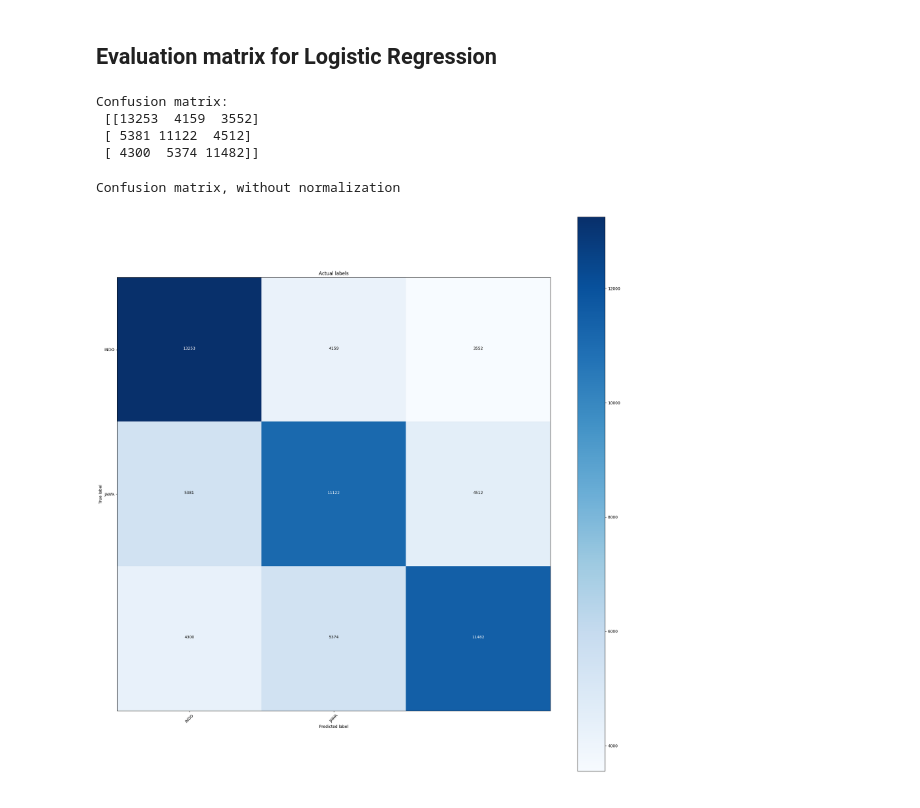
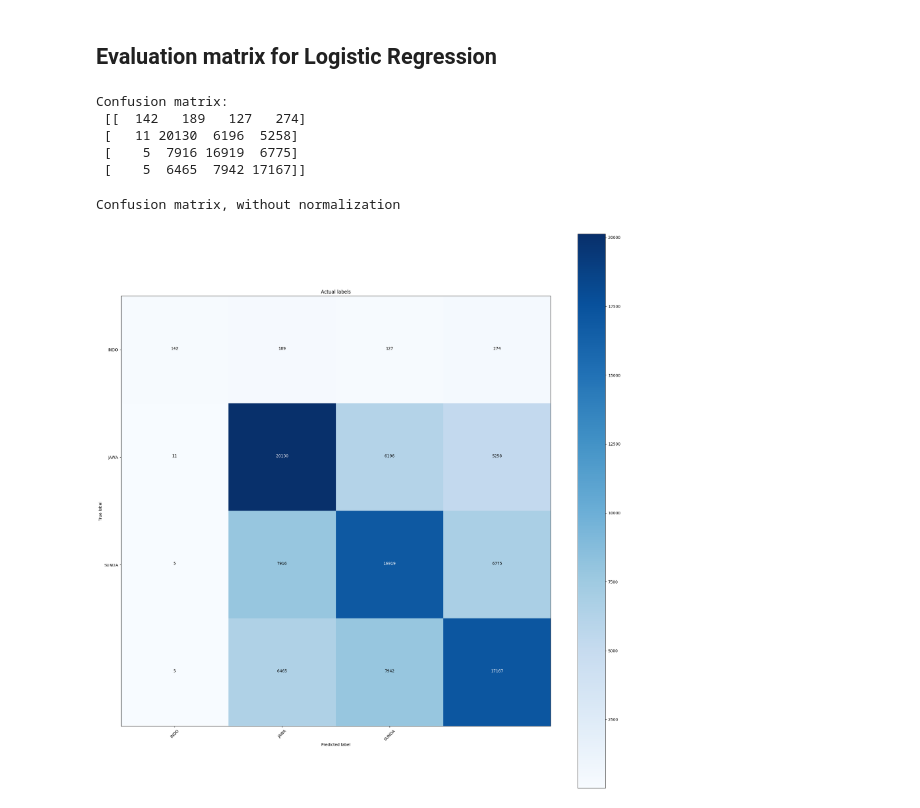
Before and after one commit to bimarakajati/Nusacular, a Jupyter notebook: Trainer.ipynb, the cells around one changed output. Saved outputs shown, nothing was run; the diff lists cells and outputs as text; code cells hidden in the pictures.

Commit message:
adding batak language, screenshot, and streamlit bug fix

```diff
--- a/Trainer.ipynb
+++ b/Trainer.ipynb
@@ -55,3 +55,8 @@ sundanese_df.head()
 | 2 | (kuring) rentan ka jantung |
 | 3 | (Persetujuan) masih aya dina kere... |
 | 4 | (sakumaha Durian) Bagikeun nunjuk... |
+# %%
+# Loading raw toba_batak data
+
+bataknese_df = pd.read_csv("datasets/toba_batak.csv", header=None, names=['bataknese'])
+bataknese_df.head()
@@ -111,12 +123,30 @@ for i, row in sundanese_df.iterrows():
         line = line.translate(translate_table)
         data_sunda.append(line)
         lang_sunda.append("sundanese")
+# %%
+# Cleaning the data for bataknese dataset
+
+data_batak = []
+lang_batak = []
+
+for i, row in bataknese_df.iterrows():
+    line = row['bataknese']
+
+    # Check if the value in the "bataknese" column is a string
+    if isinstance(line, str):
+        line = line.lower()
+        line = re.sub(r"\d+", "", line)
+        line = line.translate(translate_table)
+        data_batak.append(line)
+        lang_batak.append("bataknese")
 # %% [markdown]
 ### 4. Transforming the data into a single dataset
 # %%
 df = pd.DataFrame({
-    "Text" : data_indo+data_jawa+data_sunda,
-    "Language" : lang_indo+lang_jawa+lang_sunda
+    "Text" : data_indo+data_jawa+data_sunda+data_batak,
+    "Language" : lang_indo+lang_jawa+lang_sunda+lang_batak
+    # "Text" : data_indo+data_jawa+data_sunda,
+    # "Language" : lang_indo+lang_jawa+lang_sunda
 })
 
 print(df.shape)
@@ -179,4 +210,4 @@ x.head()
 4    sbg durian pangsa menunjukkan bangsa sbg duria...
 Name: Text, dtype: object
 # %%
-x_train, x_test, y_train, y_test = train_test_split(x, y, test_size=0.2, random_state=42)
+x_train, x_test, y_train, y_test = train_test_split(x, y, test_size=0.3, random_state=42)
@@ -296,9 +346,10 @@ matrix = metrics.confusion_matrix(y_test, lr_predicted)
 print('Confusion matrix: \n', matrix)
 # %% [output]
 Confusion matrix:
- [[13253  4159  3552]
- [ 5381 11122  4512]
- [ 4300  5374 11482]]
+ [[  142   189   127   274]
+ [   11 20130  6196  5258]
+ [    5  7916 16919  6775]
+ [    5  6465  7942 17167]]
 # %%
 def plot_confusion_matrix(cm, classes,
                           normalize=False,
@@ -335,8 +386,7 @@ def plot_confusion_matrix(cm, classes,
     plt.xlabel('Predicted label')
 # %%
 plt.figure(figsize=(20,20))
-plot_confusion_matrix(matrix, classes = ['INDO', 'JAWA'])
-# plot_confusion_matrix(matrix, classes = ['INDO', 'JAWA', 'SUNDA'])
+plot_confusion_matrix(matrix, classes = ['INDO', 'JAWA', 'SUNDA'])
 # %% [output]
 Confusion matrix, without normalization
-[figure, old version]
+[figure, new version]
```
Also changed, not shown: parts of 12 cells of this notebook, 7 other files.
